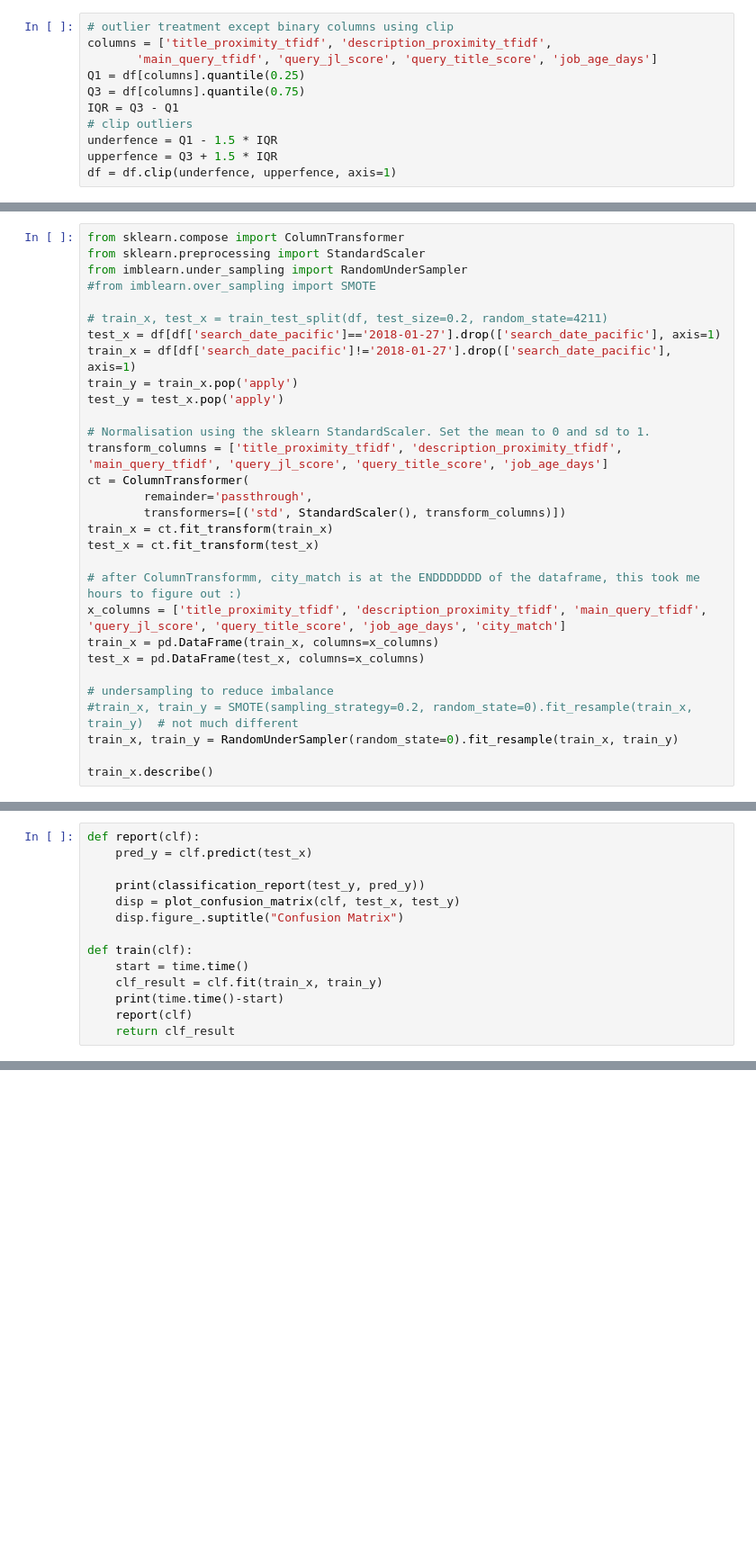
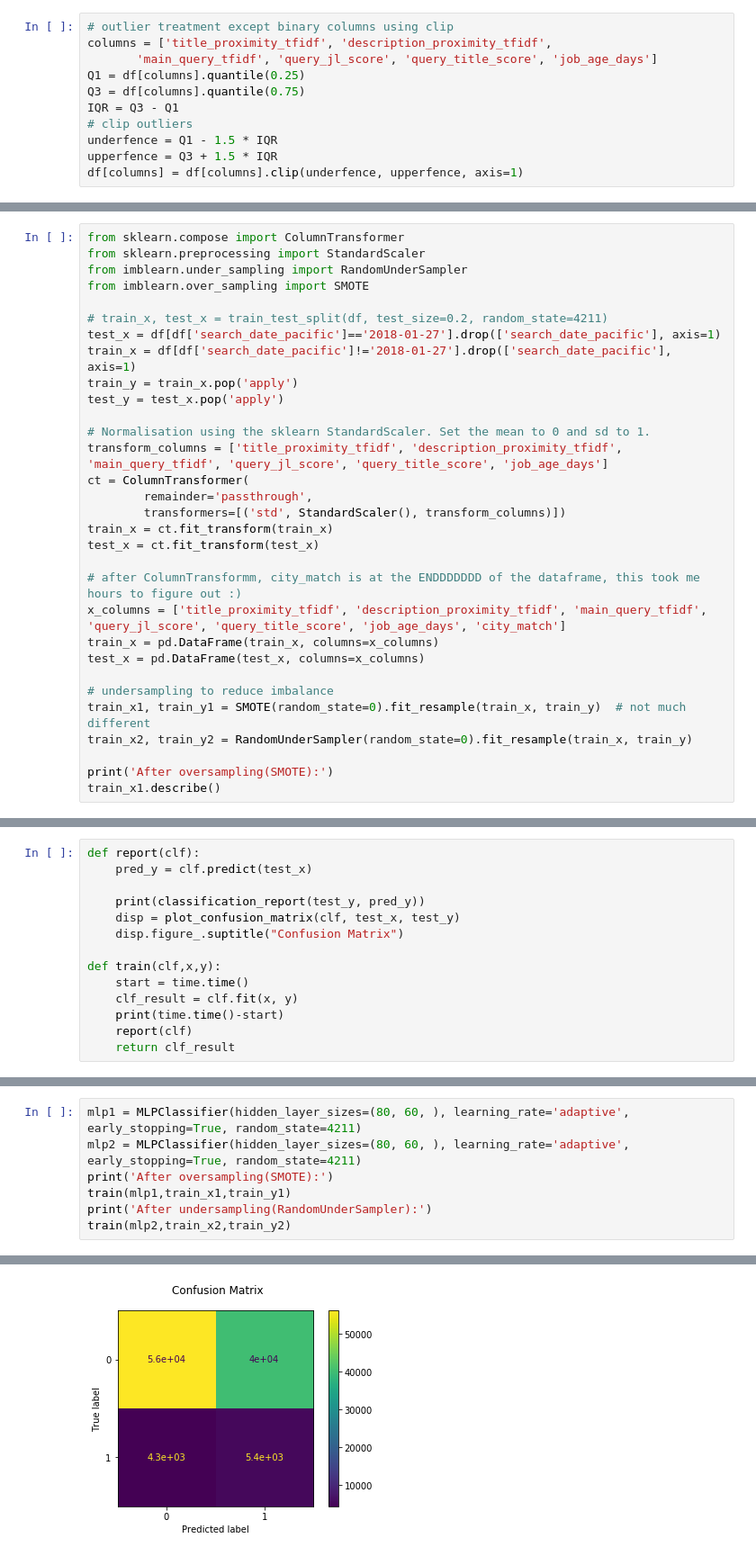
Before and after one commit to jshian/Predict_CTR, a Jupyter notebook: nn.ipynb, the cells around one changed output, grey strips where cells are left out. Shown at 90% size. Drawn from its saved outputs; the diff is of its cells as text; blank space fills up the shorter version.

Commit message:
finish training and visualize

```diff
--- a/nn.ipynb
+++ b/nn.ipynb
@@ -35,7 +43,7 @@ IQR = Q3 - Q1
 # clip outliers
 underfence = Q1 - 1.5 * IQR
 upperfence = Q3 + 1.5 * IQR
-df = df.clip(underfence, upperfence, axis=1)
+df[columns] = df[columns].clip(underfence, upperfence, axis=1)
 # %%
 fig = go.Figure([go.Bar(x=df['apply'].unique(), y=df['apply'].value_counts())])
 fig.update_layout(xaxis_type='category', title_text='Apply frequency', title_x=0.5)
@@ -60,7 +84,7 @@ print('number of NaN in city_match:',len(df[df['city_match'].isnull()]))
 from sklearn.compose import ColumnTransformer
 from sklearn.preprocessing import StandardScaler
 from imblearn.under_sampling import RandomUnderSampler
-#from imblearn.over_sampling import SMOTE
+from imblearn.over_sampling import SMOTE
 
 # train_x, test_x = train_test_split(df, test_size=0.2, random_state=4211)
 test_x = df[df['search_date_pacific']=='2018-01-27'].drop(['search_date_pacific'], axis=1)
@@ -82,7 +106,8 @@ train_x = pd.DataFrame(train_x, columns=x_columns)
 test_x = pd.DataFrame(test_x, columns=x_columns)
 
 # undersampling to reduce imbalance
-#train_x, train_y = SMOTE(sampling_strategy=0.2, random_state=0).fit_resample(train_x, train_y)  # not much different
-train_x, train_y = RandomUnderSampler(random_state=0).fit_resample(train_x, train_y)
+train_x1, train_y1 = SMOTE(random_state=0).fit_resample(train_x, train_y)  # not much different
+train_x2, train_y2 = RandomUnderSampler(random_state=0).fit_resample(train_x, train_y)
 
-train_x.describe()
+print('After oversampling(SMOTE):')
+train_x1.describe()
@@ -98,9 +160,9 @@ def report(clf):
     disp = plot_confusion_matrix(clf, test_x, test_y)
     disp.figure_.suptitle("Confusion Matrix")
 
-def train(clf):
+def train(clf,x,y):
     start = time.time()
-    clf_result = clf.fit(train_x, train_y)
+    clf_result = clf.fit(x, y)
     print(time.time()-start)
     report(clf)
     return clf_result
@@ -109,0 +169,8 @@ train(mlp)
+# %%
+mlp1 = MLPClassifier(hidden_layer_sizes=(80, 60, ), learning_rate='adaptive', early_stopping=True, random_state=4211)
+mlp2 = MLPClassifier(hidden_layer_sizes=(80, 60, ), learning_rate='adaptive', early_stopping=True, random_state=4211)
+print('After oversampling(SMOTE):')
+train(mlp1,train_x1,train_y1)
+print('After undersampling(RandomUnderSampler):')
+train(mlp2,train_x2,train_y2)
+# %% [output]
@@ -109,0 +202 @@ train(mlp)
+[figure, added]
```
Also changed, not shown: parts of 26 cells of this notebook, 6 other files.
